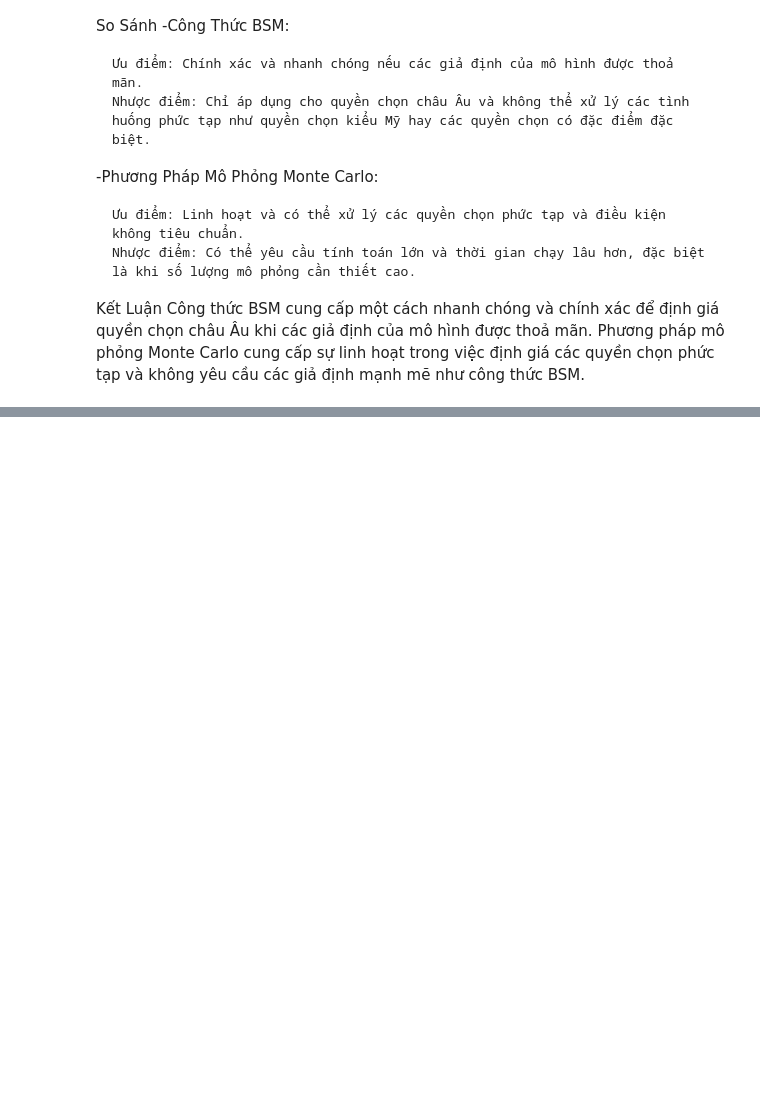
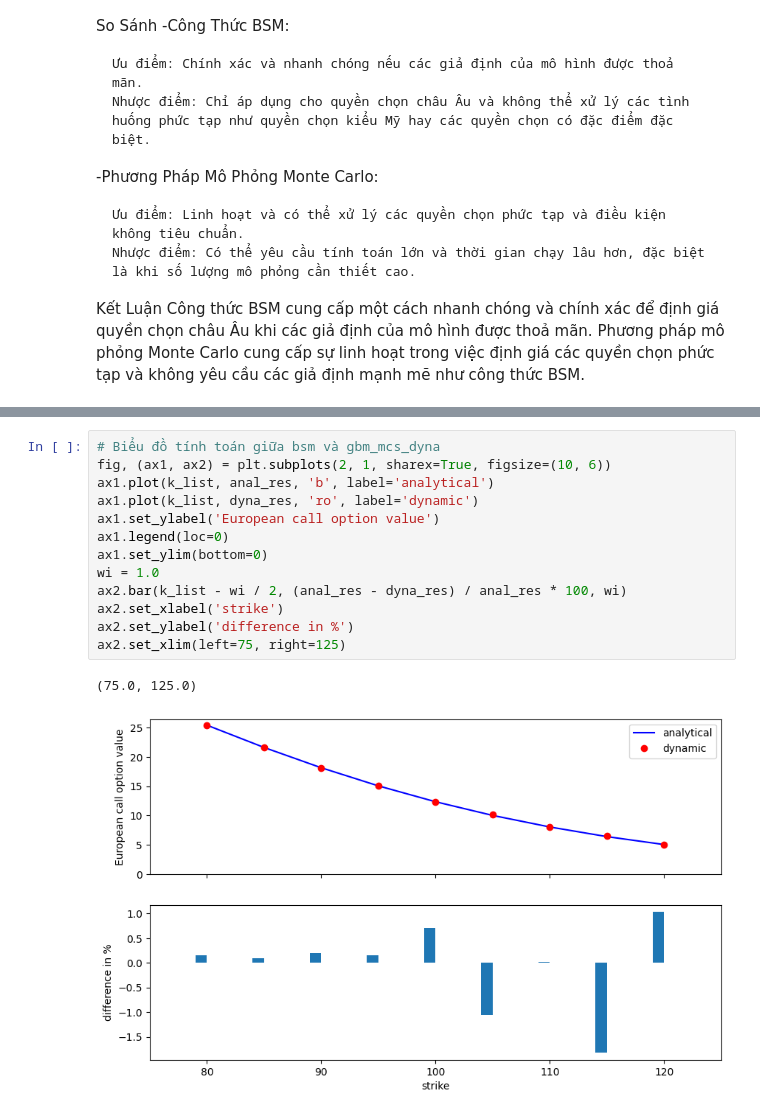
Before and after one commit to quocnda/FinanceLearn, a Jupyter notebook: src/Chapter12SchotaticsPart2.ipynb, the cells around one changed output, grey strips where cells are left out. Saved outputs shown, nothing was run; the diff lists cells and outputs as text; blank space fills up the shorter version.

```diff
--- a/src/Chapter12SchotaticsPart2.ipynb
+++ b/src/Chapter12SchotaticsPart2.ipynb
@@ -131,0 +237,16 @@ Phương pháp mô phỏng Monte Carlo cung cấp sự linh hoạt trong việc
+# %%
+# Biểu đồ tính toán giữa bsm và gbm_mcs_dyna
+fig, (ax1, ax2) = plt.subplots(2, 1, sharex=True, figsize=(10, 6))
+ax1.plot(k_list, anal_res, 'b', label='analytical')
+ax1.plot(k_list, dyna_res, 'ro', label='dynamic')
+ax1.set_ylabel('European call option value')
+ax1.legend(loc=0)
+ax1.set_ylim(bottom=0)
+wi = 1.0
+ax2.bar(k_list - wi / 2, (anal_res - dyna_res) / anal_res * 100, wi)
+ax2.set_xlabel('strike')
+ax2.set_ylabel('difference in %')
+ax2.set_xlim(left=75, right=125)
+# %% [output]
+(75.0, 125.0)
+[figure, added]
```
Also changed, not shown: parts of 6 cells of this notebook, 3 other files.
